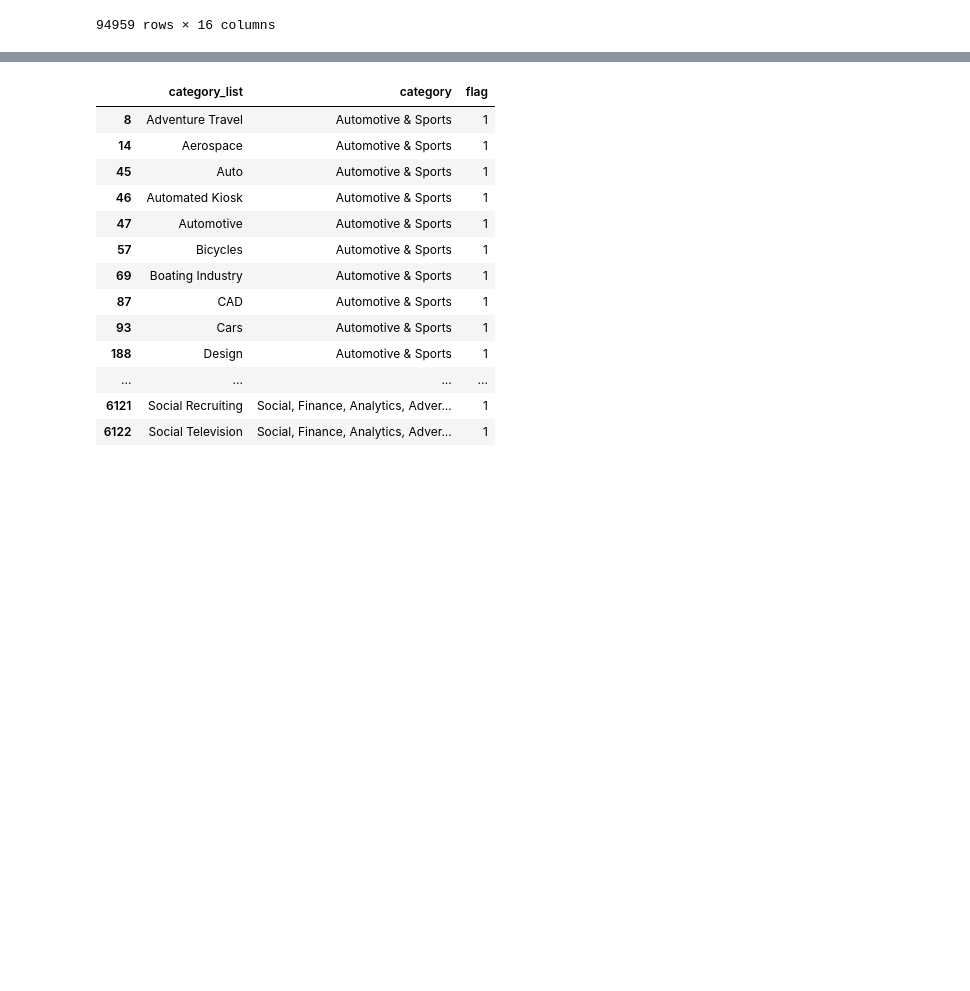
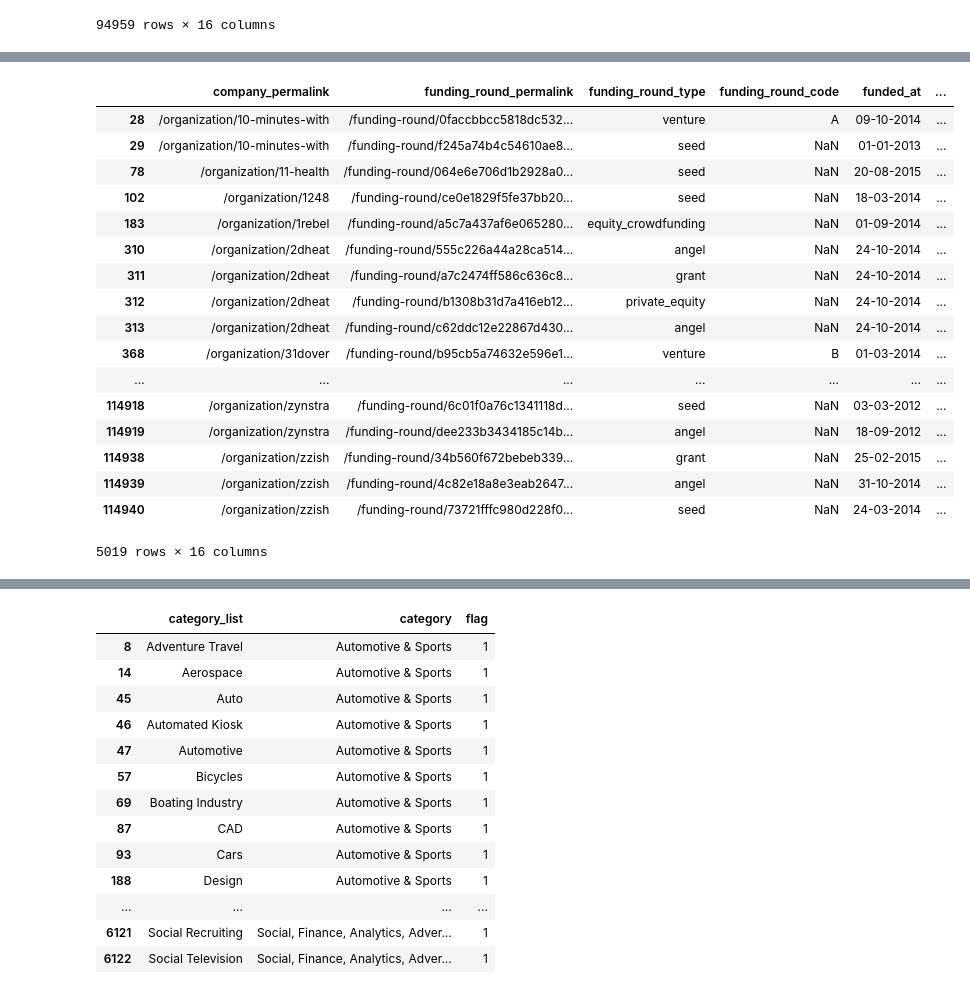
Before and after one commit to annamalaig/DSGroupProject, a Jupyter notebook: SparkFunds_CS.ipynb, the cells around one changed output, grey strips where cells are left out. Cells and saved outputs as stored; diff of their text form; code cells hidden in the pictures; blank space fills up the shorter version.

```diff
--- a/SparkFunds_CS.ipynb
+++ b/SparkFunds_CS.ipynb
@@ -490,3 +543,26 @@ master_frame
+# %%
+#Create dataframe for Third English speaking country. This one for Britain.
+C3 = master_frame.loc[master_frame.country_code=='GBR',:]
+C3
+# %% [output]
+|  | company_permalink | funding_round_permalink | funding_round_type | funding_round_code | funded_at | ... |
+| 28 | /organization/10-minutes-with | /funding-round/0faccbbcc5818dc532... | venture | A | 09-10-2014 | ... |
+| 29 | /organization/10-minutes-with | /funding-round/f245a74b4c54610ae8... | seed | NaN | 01-01-2013 | ... |
+| 78 | /organization/11-health | /funding-round/064e6e706d1b2928a0... | seed | NaN | 20-08-2015 | ... |
+| 102 | /organization/1248 | /funding-round/ce0e1829f5fe37bb20... | seed | NaN | 18-03-2014 | ... |
+| 183 | /organization/1rebel | /funding-round/a5c7a437af6e065280... | equity_crowdfunding | NaN | 01-09-2014 | ... |
+| 310 | /organization/2dheat | /funding-round/555c226a44a28ca514... | angel | NaN | 24-10-2014 | ... |
+| 311 | /organization/2dheat | /funding-round/a7c2474ff586c636c8... | grant | NaN | 24-10-2014 | ... |
+| 312 | /organization/2dheat | /funding-round/b1308b31d7a416eb12... | private_equity | NaN | 24-10-2014 | ... |
+| 313 | /organization/2dheat | /funding-round/c62ddc12e22867d430... | angel | NaN | 24-10-2014 | ... |
+| 368 | /organization/31dover | /funding-round/b95cb5a74632e596e1... | venture | B | 01-03-2014 | ... |
+| ... | ... | ... | ... | ... | ... | ... |
+| 114918 | /organization/zynstra | /funding-round/6c01f0a76c1341118d... | seed | NaN | 03-03-2012 | ... |
+| 114919 | /organization/zynstra | /funding-round/dee233b3434185c14b... | angel | NaN | 18-09-2012 | ... |
+| 114938 | /organization/zzish | /funding-round/34b560f672bebeb339... | grant | NaN | 25-02-2015 | ... |
+| 114939 | /organization/zzish | /funding-round/4c82e18a8e3eab2647... | angel | NaN | 31-10-2014 | ... |
+| 114940 | /organization/zzish | /funding-round/73721fffc980d228f0... | seed | NaN | 24-03-2014 | ... |
+5019 rows × 16 columns
 # %%
 #Find the average amaount raised for each funding type
 #investment_type =  master_frame.groupby('funding_round_type').raised_amount_usd.mean().sort_values(ascending = True)
```
Also changed, not shown: parts of 10 cells of this notebook.
